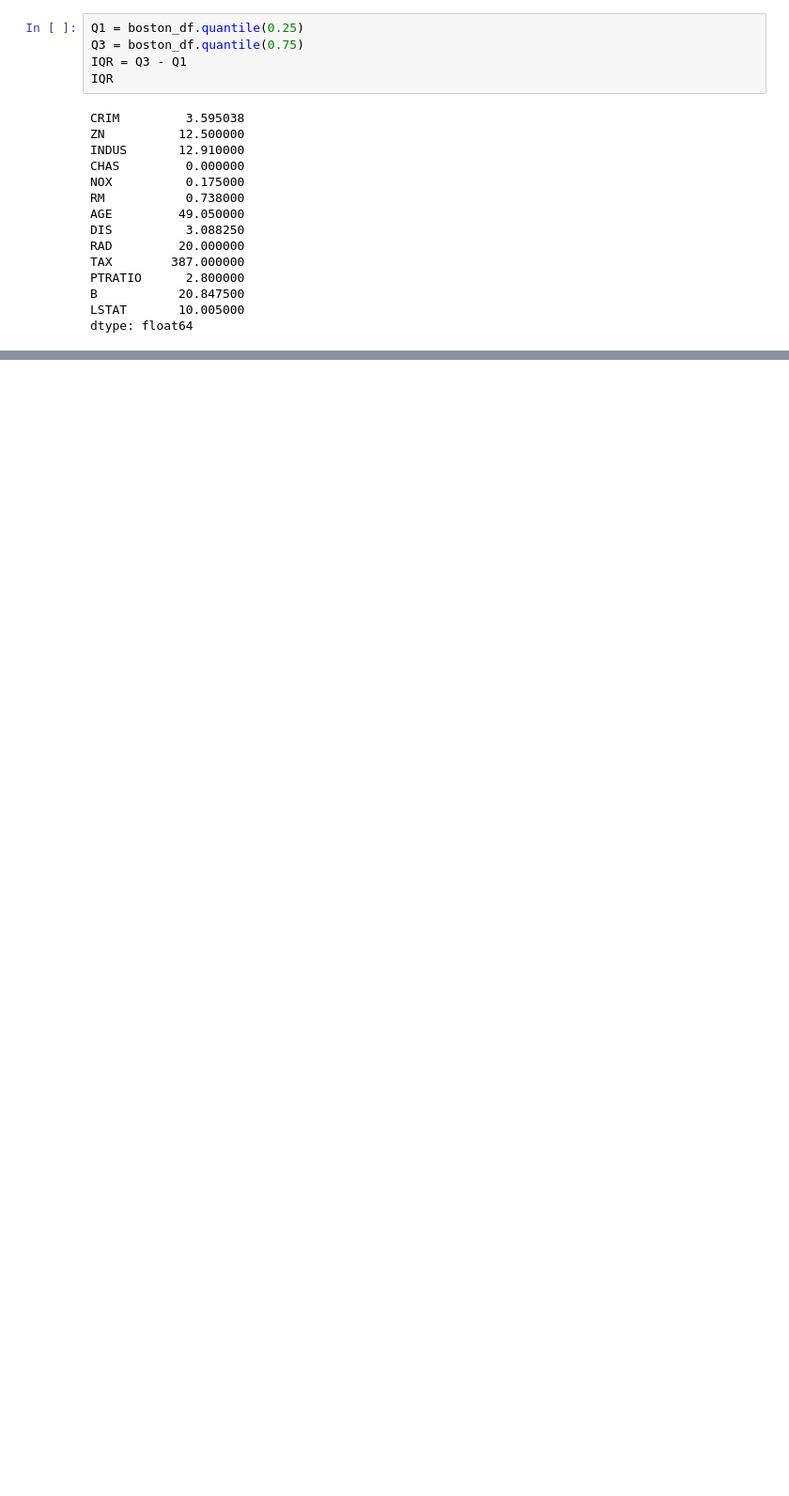
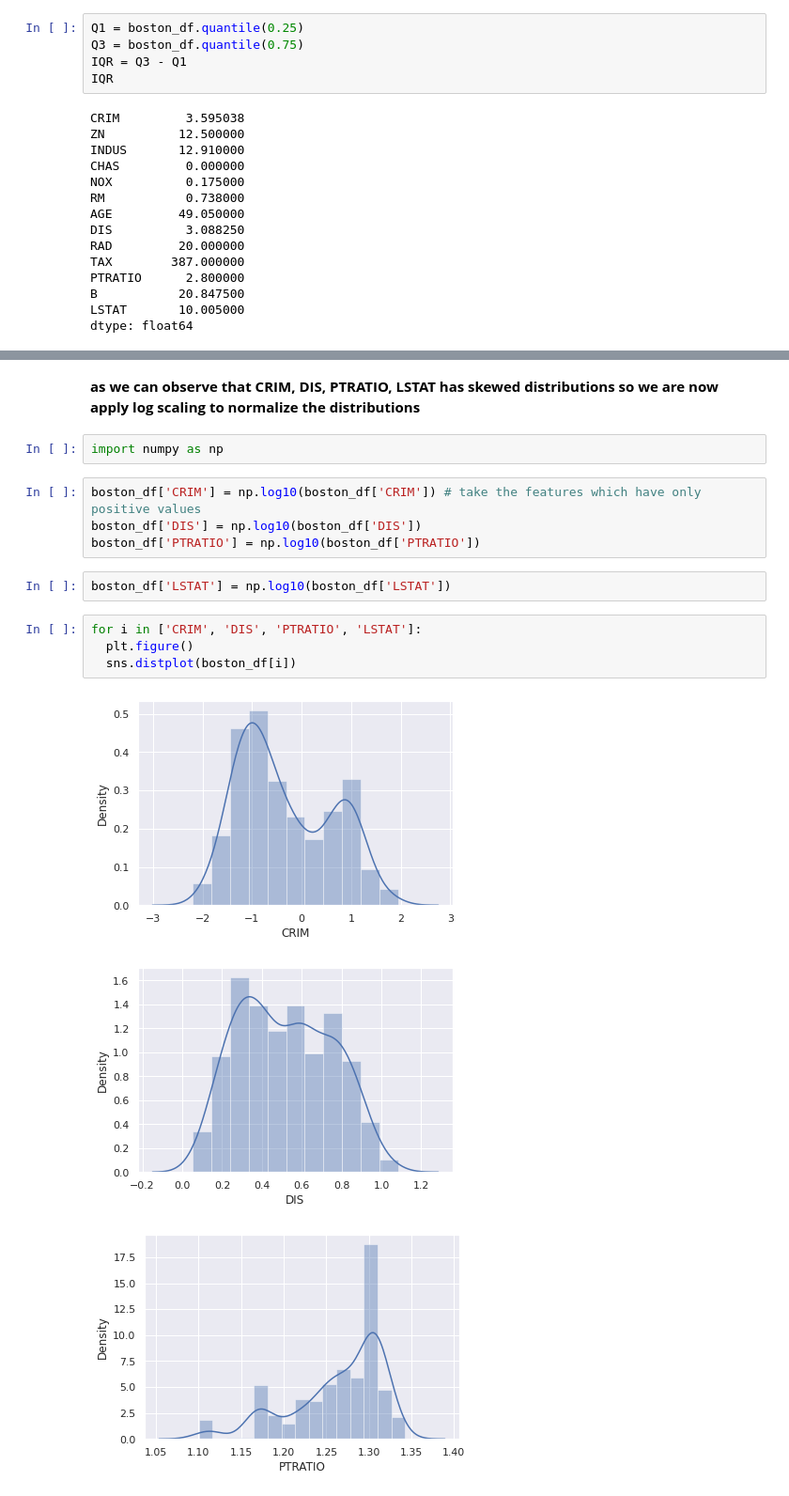
Before and after one commit to whoisprakhar44/Random-Naive-ML-Stuff, a Jupyter notebook: boston_housing_data.ipynb, the cells around one changed output, grey strips where cells are left out. Shown at 94% size. Drawn from its saved outputs; the diff is of its cells as text; blank space fills up the shorter version.

```diff
--- a/boston_housing_data.ipynb
+++ b/boston_housing_data.ipynb
@@ -160,0 +197,18 @@ sns.boxplot(boston_df_out['CRIM'])
+# %% [markdown]
+**as we can observe that CRIM, DIS, PTRATIO, LSTAT has skewed distributions so we are now apply log scaling to normalize the distributions**
+# %%
+import numpy as np
+# %%
+boston_df['CRIM'] = np.log10(boston_df['CRIM']) # take the features which have only positive values
+boston_df['DIS'] = np.log10(boston_df['DIS'])
+boston_df['PTRATIO'] = np.log10(boston_df['PTRATIO'])
+# %%
+boston_df['LSTAT'] = np.log10(boston_df['LSTAT'])
+# %%
+for i in ['CRIM', 'DIS', 'PTRATIO', 'LSTAT']:
+  plt.figure()
+  sns.distplot(boston_df[i])
+# %% [output]
+[figure, added]
+[figure, added]
+[figure, added]
```
Also changed, not shown: parts of 18 cells of this notebook.
